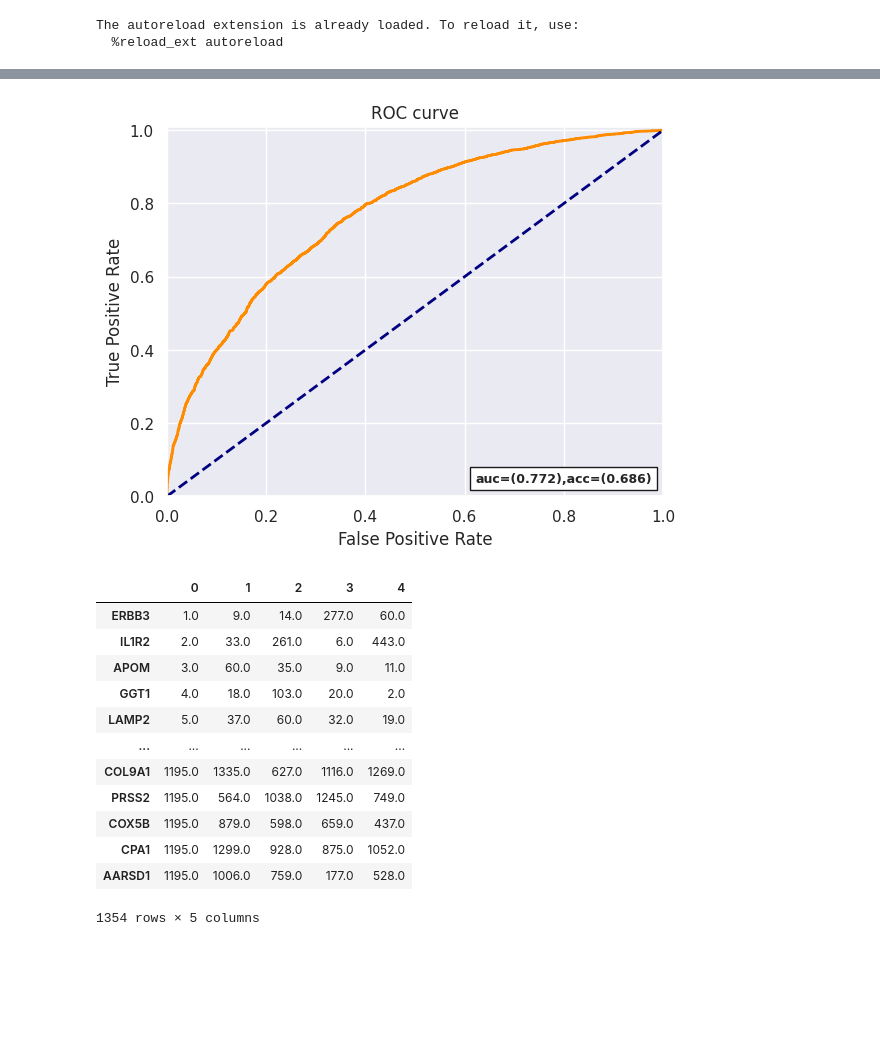
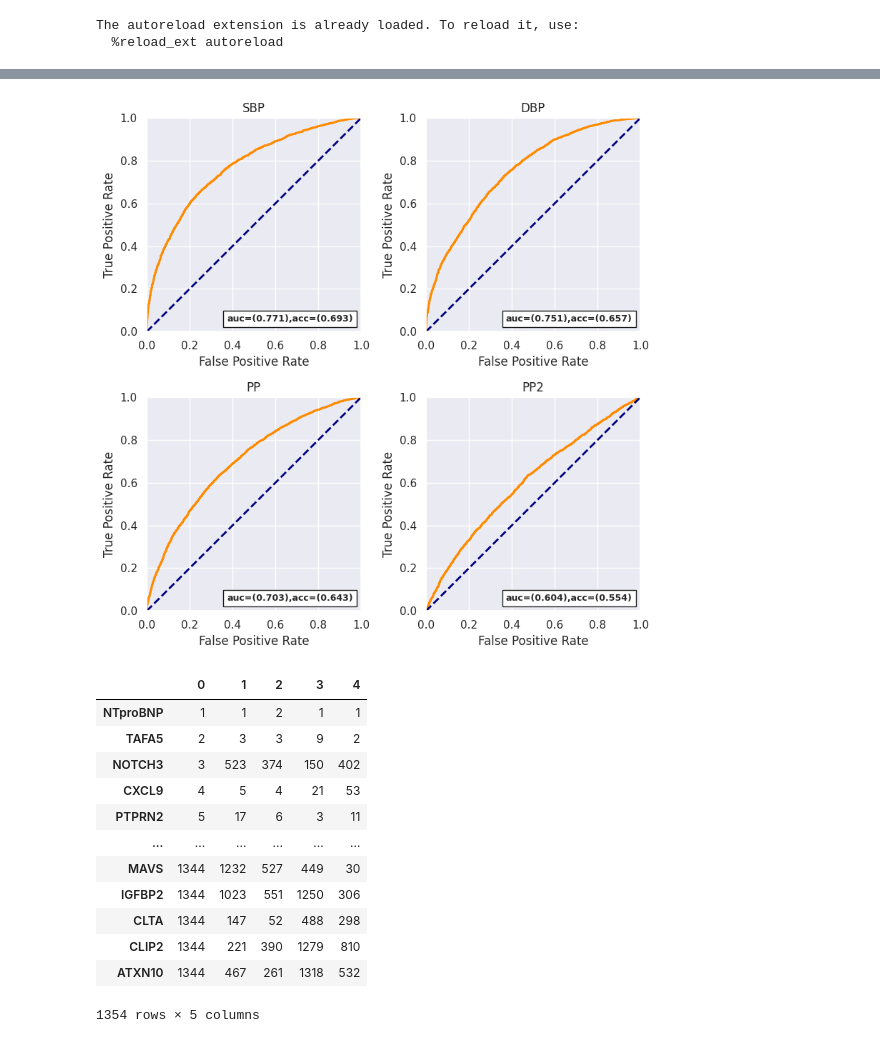
Before and after one commit to ipolharvard/biobank_olink, a Jupyter notebook: notebooks/exp_two_extremes.ipynb, the cells around one changed output, grey strips where cells are left out. Drawn from its saved outputs; the diff is of its cells as text; code cells hidden in the pictures; blank space fills up the shorter version.

```diff
--- a/notebooks/exp_two_extremes.ipynb
+++ b/notebooks/exp_two_extremes.ipynb
@@ -67,50 +70,56 @@ one_case.auc_score.mean()
 # %%
 from matplotlib.offsetbox import AnchoredText
 from sklearn.metrics import roc_curve, auc, accuracy_score
 import numpy as np
 import matplotlib.pyplot as plt
 
-y_test, y_prob = one_case["y_test"].values, one_case["y_proba"].values
-y_test, y_prob = np.concatenate(y_test), np.concatenate(y_prob)
+targets = ["SBP", "DBP", "PP", "PP2"]
 
-fpr, tpr, _ = roc_curve(y_test, y_prob)
-roc_auc = auc(fpr, tpr)
-acc_score = accuracy_score(y_test, y_prob > 0.5)
+plt.figure(figsize=(8, 8))
+for i, target in enumerate(targets):
+    plt.subplot(2, 2, i + 1)
+    one_case = results.loc[
+        (results.target == target) & (results.nan_handling == "remove") & (results.corr_handling == "drop")
+    ]
+    y_test, y_prob = one_case["y_test"].values, one_case["y_proba"].values
+    y_test, y_prob = np.concatenate(y_test), np.concatenate(y_prob)
 
-plt.figure()
-lw = 2
-plt.plot(fpr, tpr, color='darkorange',
-         lw=lw, label='ROC curve')
-plt.plot([0, 1], [0, 1], color='navy', lw=lw, linestyle='--')
-plt.xlim([0, 1.0])
-plt.ylim([0, 1.01])
-plt.xlabel('False Positive Rate')
-plt.ylabel('True Positive Rate')
-plt.title('ROC curve')
-ax = plt.gca()
+    fpr, tpr, _ = roc_curve(y_test, y_prob)
+    roc_auc = auc(fpr, tpr)
+    acc_score = accuracy_score(y_test, y_prob > 0.5)
 
-anc = AnchoredText(f"auc=({roc_auc:.3f}),acc=({acc_score:.3f})",
-                   loc="lower right", frameon=True, prop=dict(size=9, fontweight="bold"))
-ax.add_artist(anc)
+    plt.plot(fpr, tpr, color='darkorange', lw=2, label='ROC curve')
+    plt.plot([0, 1], [0, 1], color='navy', lw=2, linestyle='--')
+    plt.xlim([0, 1.0])
+    plt.ylim([0, 1.0])
+    plt.xlabel('False Positive Rate')
+    plt.ylabel('True Positive Rate')
+    plt.title(target)
+    ax = plt.gca()
 
+    anc = AnchoredText(f"auc=({roc_auc:.3f}),acc=({acc_score:.3f})",
+                       loc="lower right", frameon=True, prop=dict(size=9, fontweight="bold"))
+    ax.add_artist(anc)
+
+plt.tight_layout()
 plt.show()
 # %% [output]
-[figure, old version]
+[figure, new version]
 # %%
 feat_imps = one_case.feat_importance
 feat_imps = pd.DataFrame(list(feat_imps.values)).T.sort_values(0, ascending=False)
-feat_imps.rank(ascending=False)
+feat_imps.rank(ascending=False).astype(int)
 # %% [output]
 |  | 0 | 1 | 2 | 3 | 4 |
-| ERBB3 | 1.0 | 9.0 | 14.0 | 277.0 | 60.0 |
-| IL1R2 | 2.0 | 33.0 | 261.0 | 6.0 | 443.0 |
-| APOM | 3.0 | 60.0 | 35.0 | 9.0 | 11.0 |
-| GGT1 | 4.0 | 18.0 | 103.0 | 20.0 | 2.0 |
-| LAMP2 | 5.0 | 37.0 | 60.0 | 32.0 | 19.0 |
+| NTproBNP | 1 | 1 | 2 | 1 | 1 |
+| TAFA5 | 2 | 3 | 3 | 9 | 2 |
+| NOTCH3 | 3 | 523 | 374 | 150 | 402 |
+| CXCL9 | 4 | 5 | 4 | 21 | 53 |
+| PTPRN2 | 5 | 17 | 6 | 3 | 11 |
 | ... | ... | ... | ... | ... | ... |
-| COL9A1 | 1195.0 | 1335.0 | 627.0 | 1116.0 | 1269.0 |
-| PRSS2 | 1195.0 | 564.0 | 1038.0 | 1245.0 | 749.0 |
-| COX5B | 1195.0 | 879.0 | 598.0 | 659.0 | 437.0 |
-| CPA1 | 1195.0 | 1299.0 | 928.0 | 875.0 | 1052.0 |
-| AARSD1 | 1195.0 | 1006.0 | 759.0 | 177.0 | 528.0 |
+| MAVS | 1344 | 1232 | 527 | 449 | 30 |
+| IGFBP2 | 1344 | 1023 | 551 | 1250 | 306 |
+| CLTA | 1344 | 147 | 52 | 488 | 298 |
+| CLIP2 | 1344 | 221 | 390 | 1279 | 810 |
+| ATXN10 | 1344 | 467 | 261 | 1318 | 532 |
 1354 rows × 5 columns
```
Also changed, not shown: parts of 8 cells of this notebook, 3 other files.
